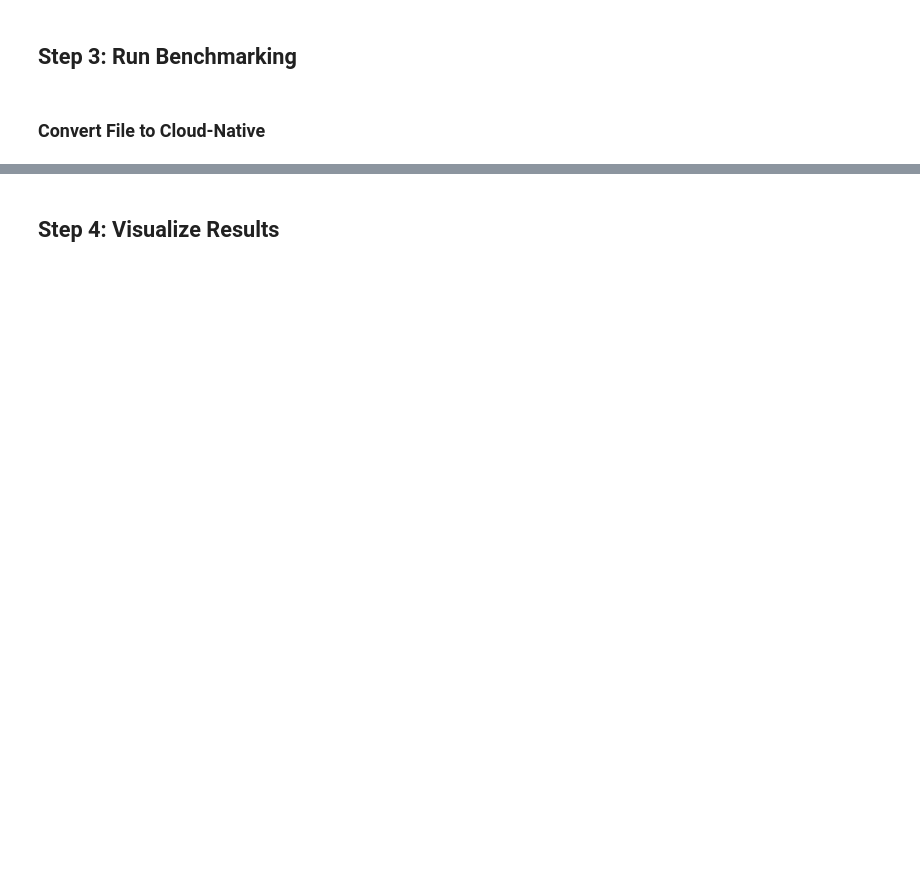
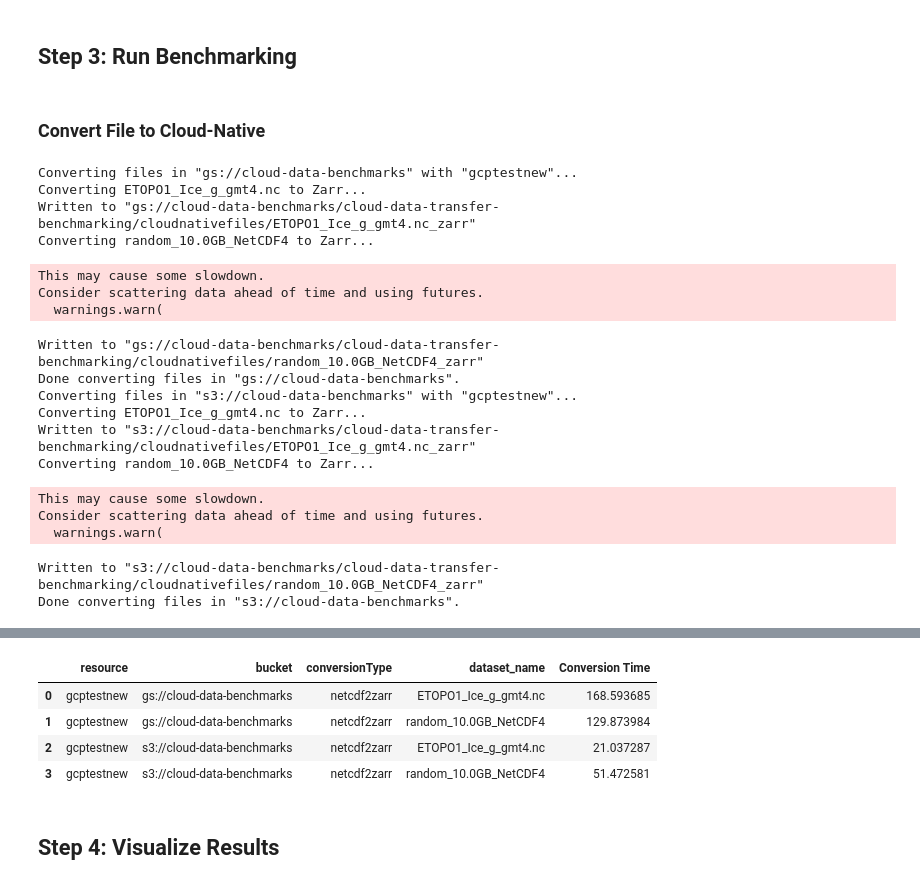
Before and after one commit to parallelworks/cloud-data-transfer-benchmarking, a Jupyter notebook: main.ipynb, the cells around one changed output, grey strips where cells are left out. Saved outputs shown, nothing was run; the diff lists cells and outputs as text; code cells hidden in the pictures; blank space fills up the shorter version.

```diff
--- a/main.ipynb
+++ b/main.ipynb
@@ -112,4 +206,25 @@ print('Workflow setup complete.')
 # %% [markdown]
 ### Convert File to Cloud-Native
 # %%
-os.system("bash benchmarks-core/convert-data/convert_data.sh")
+os.system("bash benchmarks-core/run_benchmark_step.sh \"convert-data.py\" \"conversions.csv\"")
+df = pd.read_csv(os.getcwd() + '/results/csv-files/conversions.csv')
+df
+# %% [output]
+Converting files in "gs://cloud-data-benchmarks" with "gcptestnew"...
+Converting ETOPO1_Ice_g_gmt4.nc to Zarr...
+Written to "gs://cloud-data-benchmarks/cloud-data-transfer-benchmarking/cloudnativefiles/ETOPO1_Ice_g_gmt4.nc_zarr"
+Converting random_10.0GB_NetCDF4 to Zarr...
+This may cause some slowdown.
+Consider scattering data ahead of time and using futures.
+  warnings.warn(
+Written to "gs://cloud-data-benchmarks/cloud-data-transfer-benchmarking/cloudnativefiles/random_10.0GB_NetCDF4_zarr"
+Done converting files in "gs://cloud-data-benchmarks".
+Converting files in "s3://cloud-data-benchmarks" with "gcptestnew"...
+Converting ETOPO1_Ice_g_gmt4.nc to Zarr...
+Written to "s3://cloud-data-benchmarks/cloud-data-transfer-benchmarking/cloudnativefiles/ETOPO1_Ice_g_gmt4.nc_zarr"
+Converting random_10.0GB_NetCDF4 to Zarr...
+This may cause some slowdown.
+Consider scattering data ahead of time and using futures.
+  warnings.warn(
+Written to "s3://cloud-data-benchmarks/cloud-data-transfer-benchmarking/cloudnativefiles/random_10.0GB_NetCDF4_zarr"
+Done converting files in "s3://cloud-data-benchmarks".
@@ -115,0 +233,5 @@ os.system("bash benchmarks-core/convert-data/convert_data.sh")
+|  | resource | bucket | conversionType | dataset_name | Conversion Time |
+| 0 | gcptestnew | gs://cloud-data-benchmarks | netcdf2zarr | ETOPO1_Ice_g_gmt4.nc | 168.593685 |
+| 1 | gcptestnew | gs://cloud-data-benchmarks | netcdf2zarr | random_10.0GB_NetCDF4 | 129.873984 |
+| 2 | gcptestnew | s3://cloud-data-benchmarks | netcdf2zarr | ETOPO1_Ice_g_gmt4.nc | 21.037287 |
+| 3 | gcptestnew | s3://cloud-data-benchmarks | netcdf2zarr | random_10.0GB_NetCDF4 | 51.472581 |
```
Also changed, not shown: parts of 11 cells of this notebook, 16 other files.
